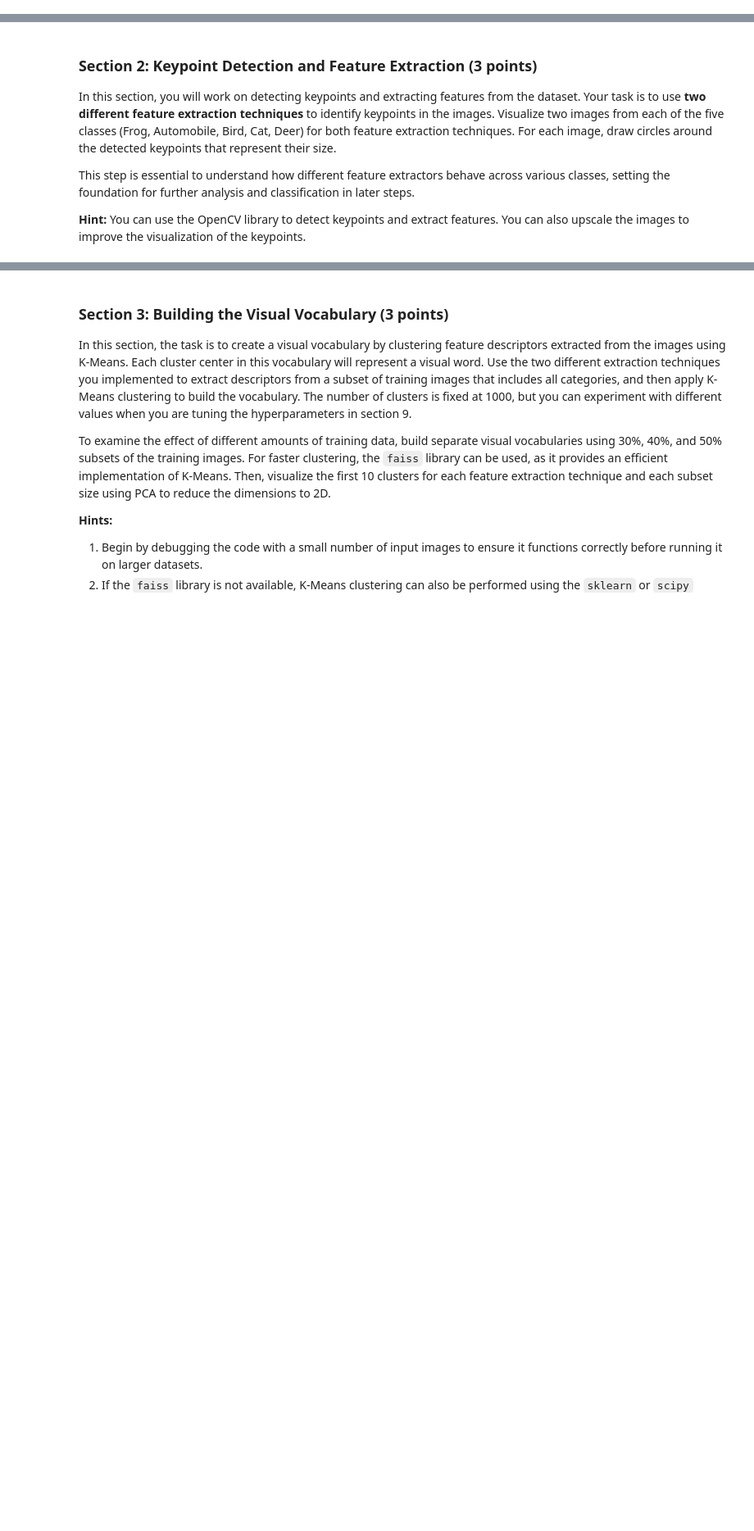
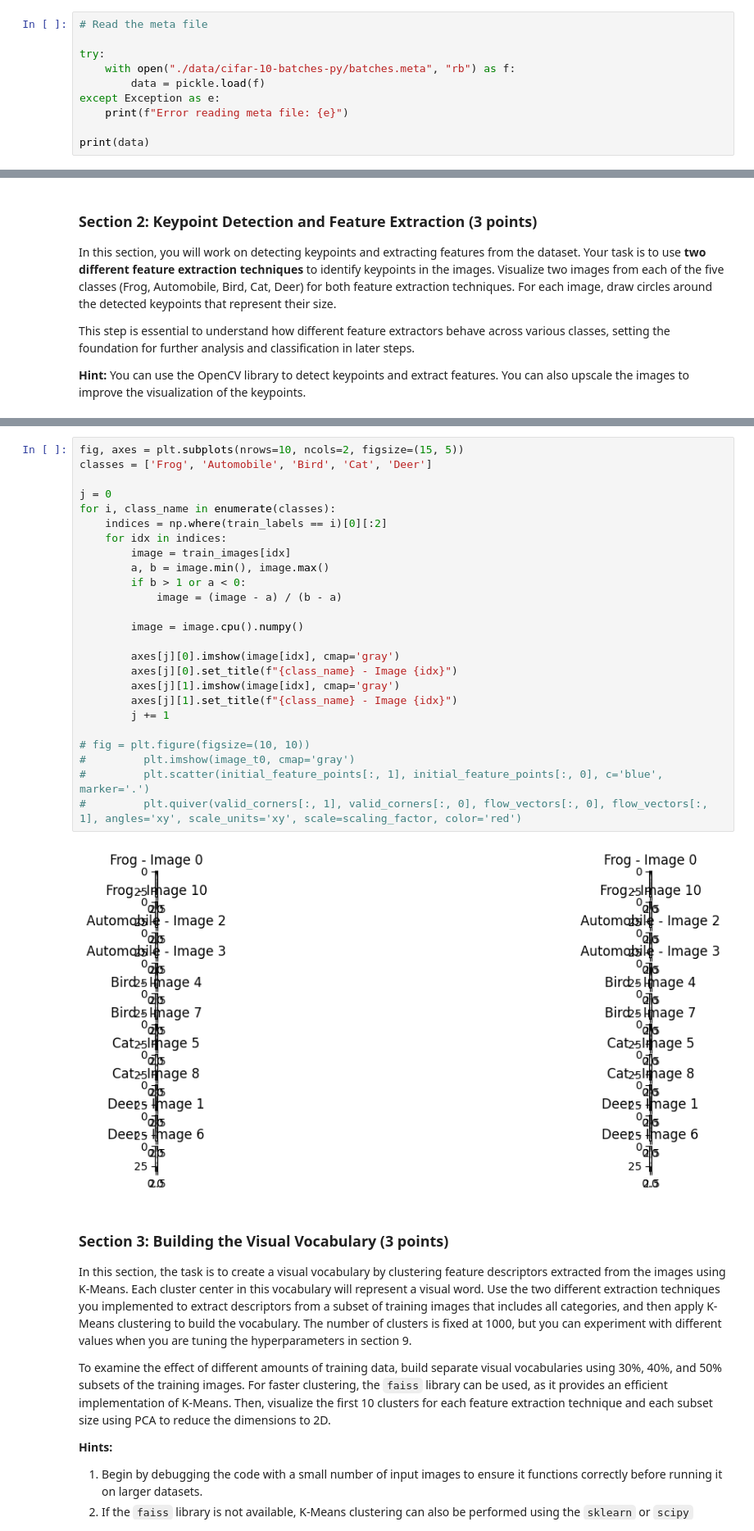
Before and after one commit to CV1Group28/cv1-final-lab-part-1, a Jupyter notebook: cv1-final-lab-part-1.ipynb, the cells around one changed output, grey strips where cells are left out. Shown at 82% size. Drawn from its saved outputs; the diff is of its cells as text; blank space fills up the shorter version.

```diff
--- a/cv1-final-lab-part-1.ipynb
+++ b/cv1-final-lab-part-1.ipynb
@@ -201,0 +209,10 @@ Filtered test labels: torch.Size([1000])
+# %%
+# Read the meta file
+
+try:
+    with open("./data/cifar-10-batches-py/batches.meta", "rb") as f:
+        data = pickle.load(f)
+except Exception as e:
+    print(f"Error reading meta file: {e}")
+
+print(data)
@@ -247,3 +289,30 @@ tensor([0, 4, 1,  ..., 1, 1, 1])
+# %%
+fig, axes = plt.subplots(nrows=10, ncols=2, figsize=(15, 5))
+classes = ['Frog', 'Automobile', 'Bird', 'Cat', 'Deer']
+
+j = 0
+for i, class_name in enumerate(classes):
+    indices = np.where(train_labels == i)[0][:2]
+    for idx in indices:
+        image = train_images[idx]
+        a, b = image.min(), image.max()
+        if b > 1 or a < 0:
+            image = (image - a) / (b - a)
+
+        image = image.cpu().numpy()
+
+        axes[j][0].imshow(image[idx], cmap='gray')
+        axes[j][0].set_title(f"{class_name} - Image {idx}")
+        axes[j][1].imshow(image[idx], cmap='gray')
+        axes[j][1].set_title(f"{class_name} - Image {idx}")
+        j += 1
+
+# fig = plt.figure(figsize=(10, 10))
+#         plt.imshow(image_t0, cmap='gray')
+#         plt.scatter(initial_feature_points[:, 1], initial_feature_points[:, 0], c='blue', marker='.')
+#         plt.quiver(valid_corners[:, 1], valid_corners[:, 0], flow_vectors[:, 0], flow_vectors[:, 1], angles='xy', scale_units='xy', scale=scaling_factor, color='red')
+# %% [output]
+[figure, added]
 # %% [markdown]
 <a id="section-3"></a>
 ### **Section 3: Building the Visual Vocabulary (3 points)**
```
Also changed, not shown: parts of 4 cells of this notebook.
